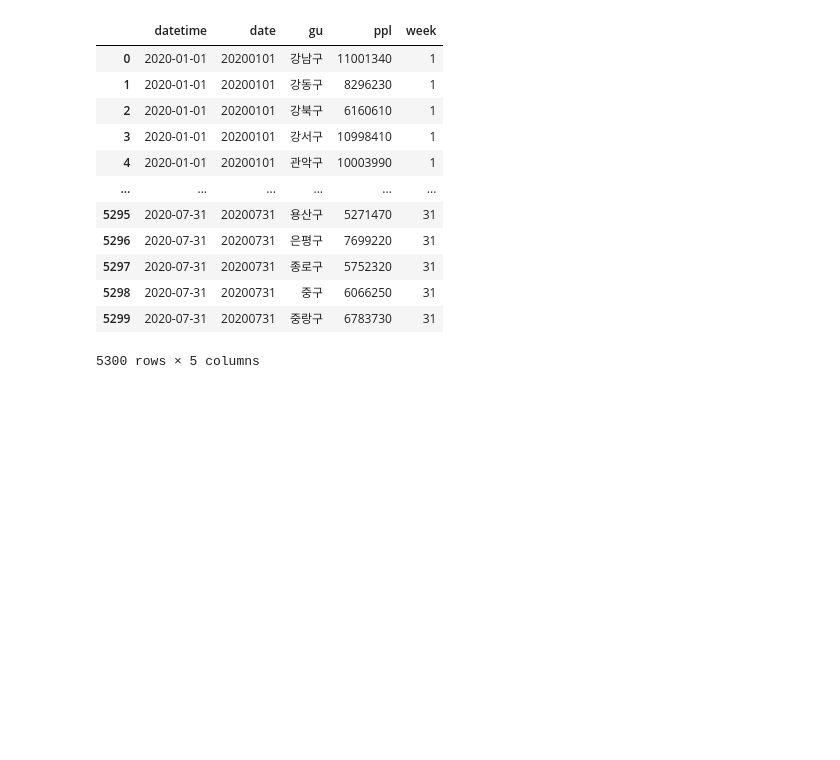
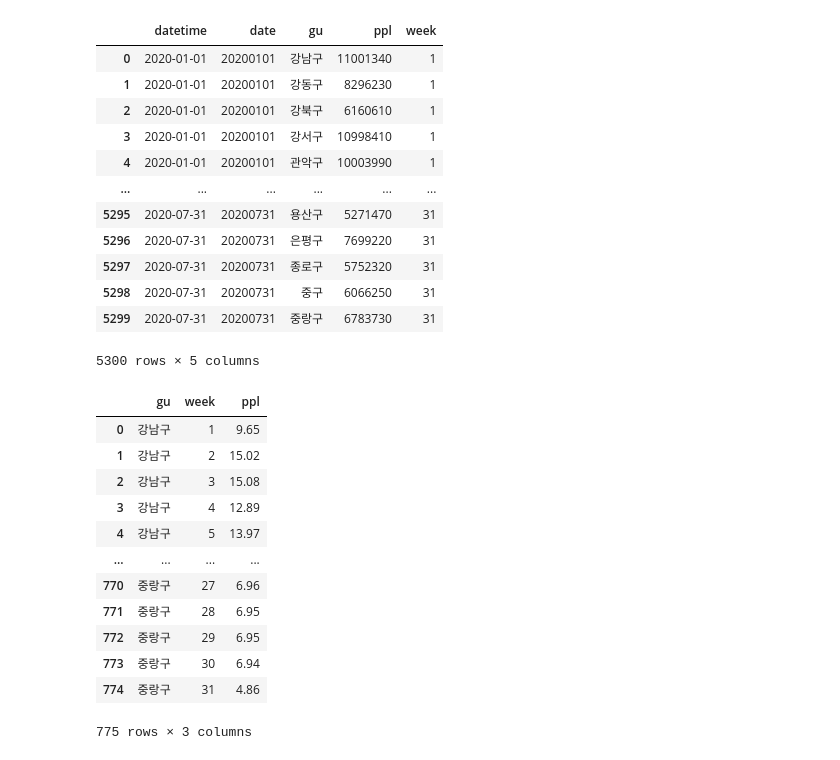
Before and after one commit to Changyoon-Lee/big_contest, a Jupyter notebook: 구별 코로나 민감도/코로나 확진 연령별 민감도 구하기.ipynb, the cells around one changed output. Saved outputs shown, nothing was run; the diff lists cells and outputs as text; code cells hidden in the pictures; blank space fills up the shorter version.

```diff
--- a/구별 코로나 민감도/코로나 확진 연령별 민감도 구하기.ipynb
+++ b/구별 코로나 민감도/코로나 확진 연령별 민감도 구하기.ipynb
@@ -237,3 +136,20 @@ timegu
 | 5298 | 2020-07-31 | 20200731 | 중구 | 6066250 | 31 |
 | 5299 | 2020-07-31 | 20200731 | 중랑구 | 6783730 | 31 |
 5300 rows × 5 columns
+# %%
+fpop_gu = timegu.groupby(['gu', 'week'])['ppl'].sum().divide(7000000).round(2).reset_index()
+fpop_gu
+# %% [output]
+|  | gu | week | ppl |
+| 0 | 강남구 | 1 | 9.65 |
+| 1 | 강남구 | 2 | 15.02 |
+| 2 | 강남구 | 3 | 15.08 |
+| 3 | 강남구 | 4 | 12.89 |
+| 4 | 강남구 | 5 | 13.97 |
+| ... | ... | ... | ... |
+| 770 | 중랑구 | 27 | 6.96 |
+| 771 | 중랑구 | 28 | 6.95 |
+| 772 | 중랑구 | 29 | 6.95 |
+| 773 | 중랑구 | 30 | 6.94 |
+| 774 | 중랑구 | 31 | 4.86 |
+775 rows × 3 columns
```
Also changed, not shown: parts of 13 cells of this notebook.
